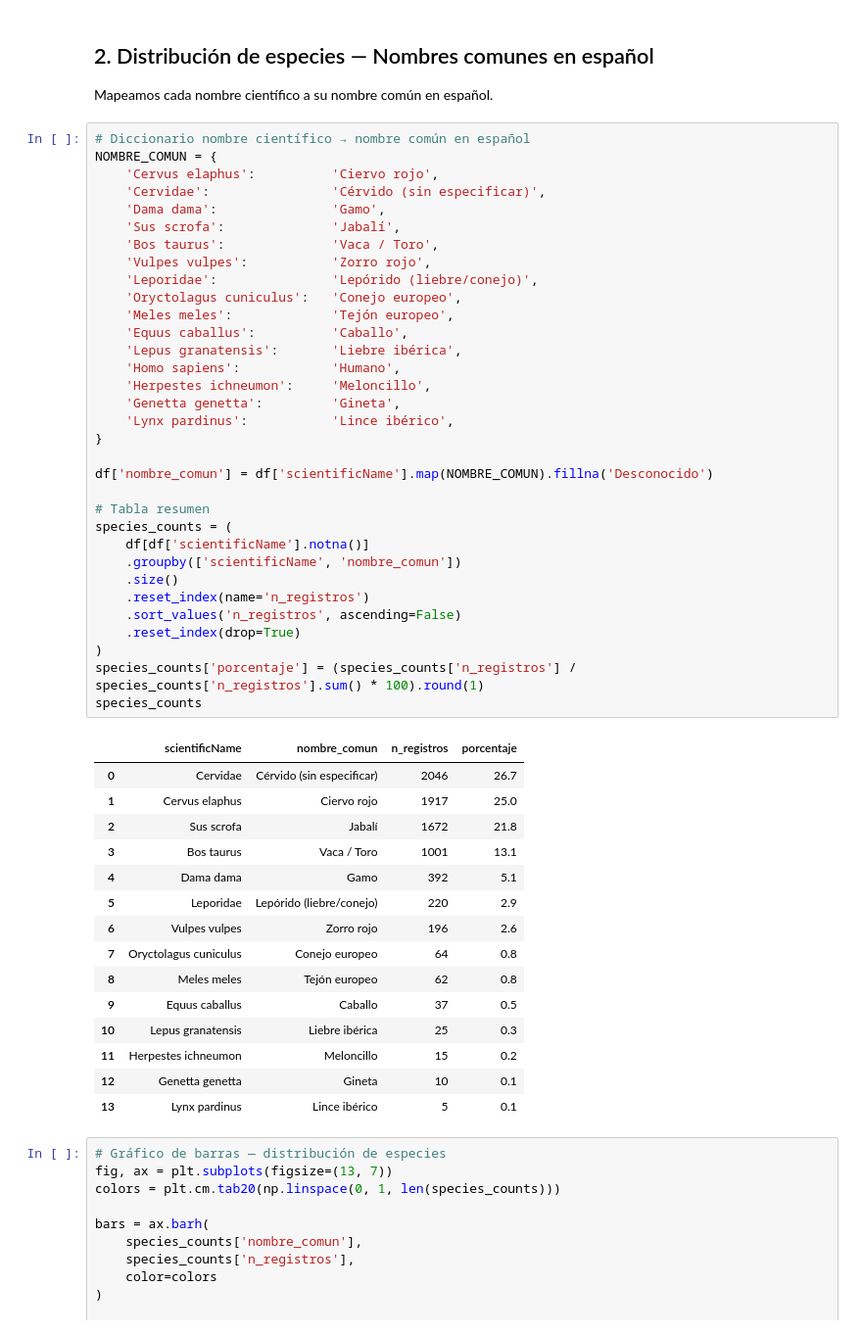
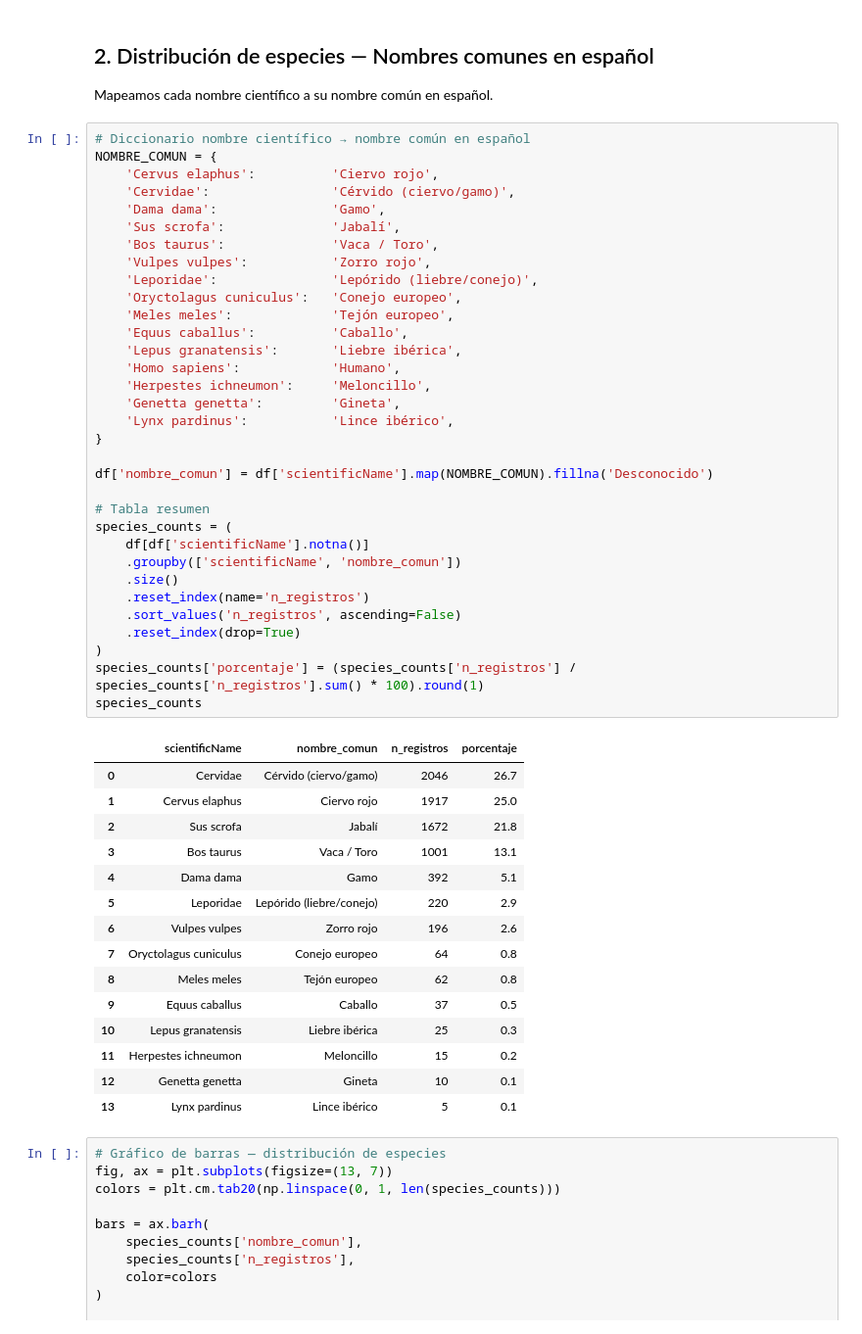
Before and after one commit to tyomikjan13/donana-detection, a Jupyter notebook: exploracion_procesado/dona_24_exploration.ipynb, the cells around one changed output. Shown at 98% size. Cells and saved outputs as stored; diff of their text form.

```diff
--- a/exploracion_procesado/dona_24_exploration.ipynb
+++ b/exploracion_procesado/dona_24_exploration.ipynb
@@ -98,38 +98,38 @@ Mapeamos cada nombre científico a su nombre común en español.
 # Diccionario nombre científico → nombre común en español
 NOMBRE_COMUN = {
     'Cervus elaphus':          'Ciervo rojo',
-    'Cervidae':                'Cérvido (sin especificar)',
+    'Cervidae':                'Cérvido (ciervo/gamo)',
     'Dama dama':               'Gamo',
     'Sus scrofa':              'Jabalí',
     'Bos taurus':              'Vaca / Toro',
     'Vulpes vulpes':           'Zorro rojo',
     'Leporidae':               'Lepórido (liebre/conejo)',
     'Oryctolagus cuniculus':   'Conejo europeo',
     'Meles meles':             'Tejón europeo',
     'Equus caballus':          'Caballo',
     'Lepus granatensis':       'Liebre ibérica',
     'Homo sapiens':            'Humano',
     'Herpestes ichneumon':     'Meloncillo',
     'Genetta genetta':         'Gineta',
     'Lynx pardinus':           'Lince ibérico',
 }
 
 df['nombre_comun'] = df['scientificName'].map(NOMBRE_COMUN).fillna('Desconocido')
 
 # Tabla resumen
 species_counts = (
     df[df['scientificName'].notna()]
     .groupby(['scientificName', 'nombre_comun'])
     .size()
     .reset_index(name='n_registros')
     .sort_values('n_registros', ascending=False)
     .reset_index(drop=True)
 )
 species_counts['porcentaje'] = (species_counts['n_registros'] / species_counts['n_registros'].sum() * 100).round(1)
 species_counts
 # %% [output]
 |  | scientificName | nombre_comun | n_registros | porcentaje |
-| 0 | Cervidae | Cérvido (sin especificar) | 2046 | 26.7 |
+| 0 | Cervidae | Cérvido (ciervo/gamo) | 2046 | 26.7 |
 | 1 | Cervus elaphus | Ciervo rojo | 1917 | 25.0 |
 | 2 | Sus scrofa | Jabalí | 1672 | 21.8 |
 | 3 | Bos taurus | Vaca / Toro | 1001 | 13.1 |
```
Also changed, not shown: parts of 4 cells of this notebook, 2 other files.
